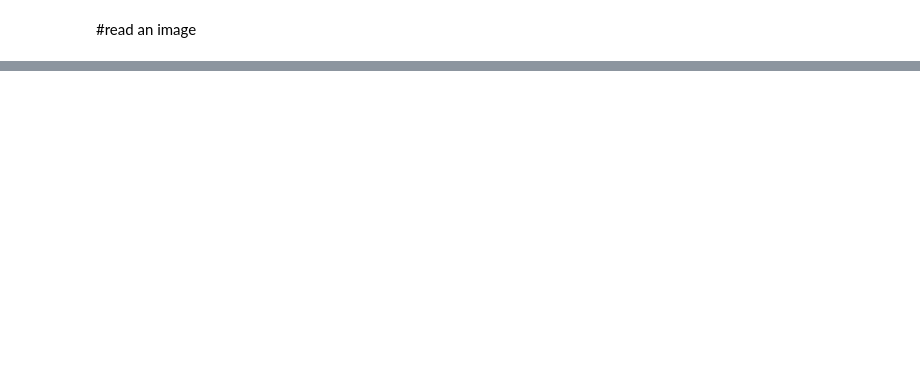
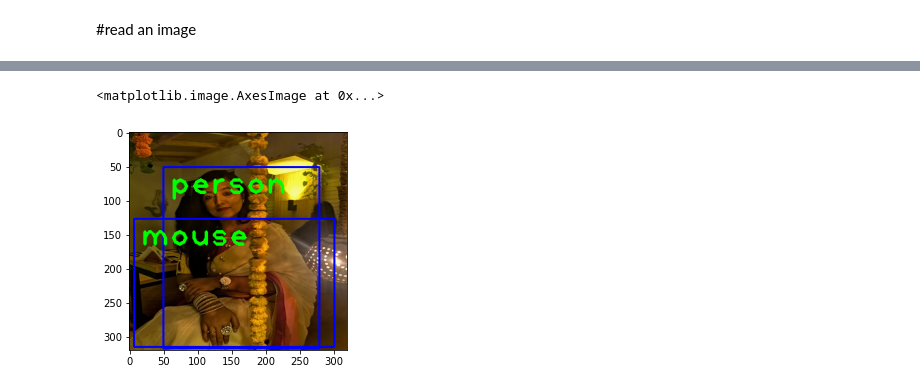
Before and after one commit to kaniz07/Object-detection-using-openCv, a Jupyter notebook: OBJECT_DETECTION_.ipynb, the cells around one changed output, grey strips where cells are left out. Saved outputs shown, nothing was run; the diff lists cells and outputs as text; code cells hidden in the pictures; blank space fills up the shorter version.

```diff
--- a/OBJECT_DETECTION_.ipynb
+++ b/OBJECT_DETECTION_.ipynb
@@ -4,0 +57,5 @@
+# %%
+plt.imshow(cv2.cvtColor(img,cv2.COLOR_BGR2RGB))
+# %% [output]
+<matplotlib.image.AxesImage at 0x...>
+[figure, added]
```
Also changed, not shown: parts of 15 cells of this notebook.
